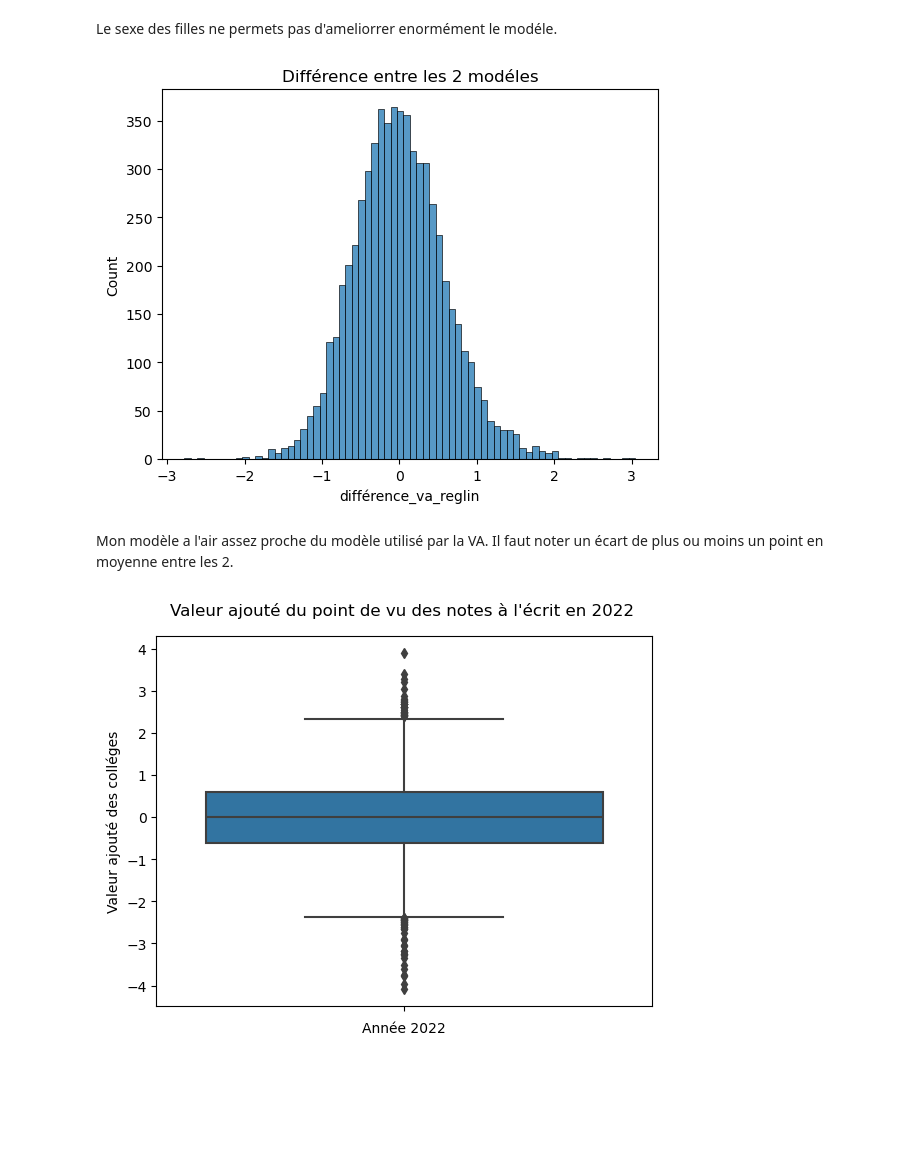
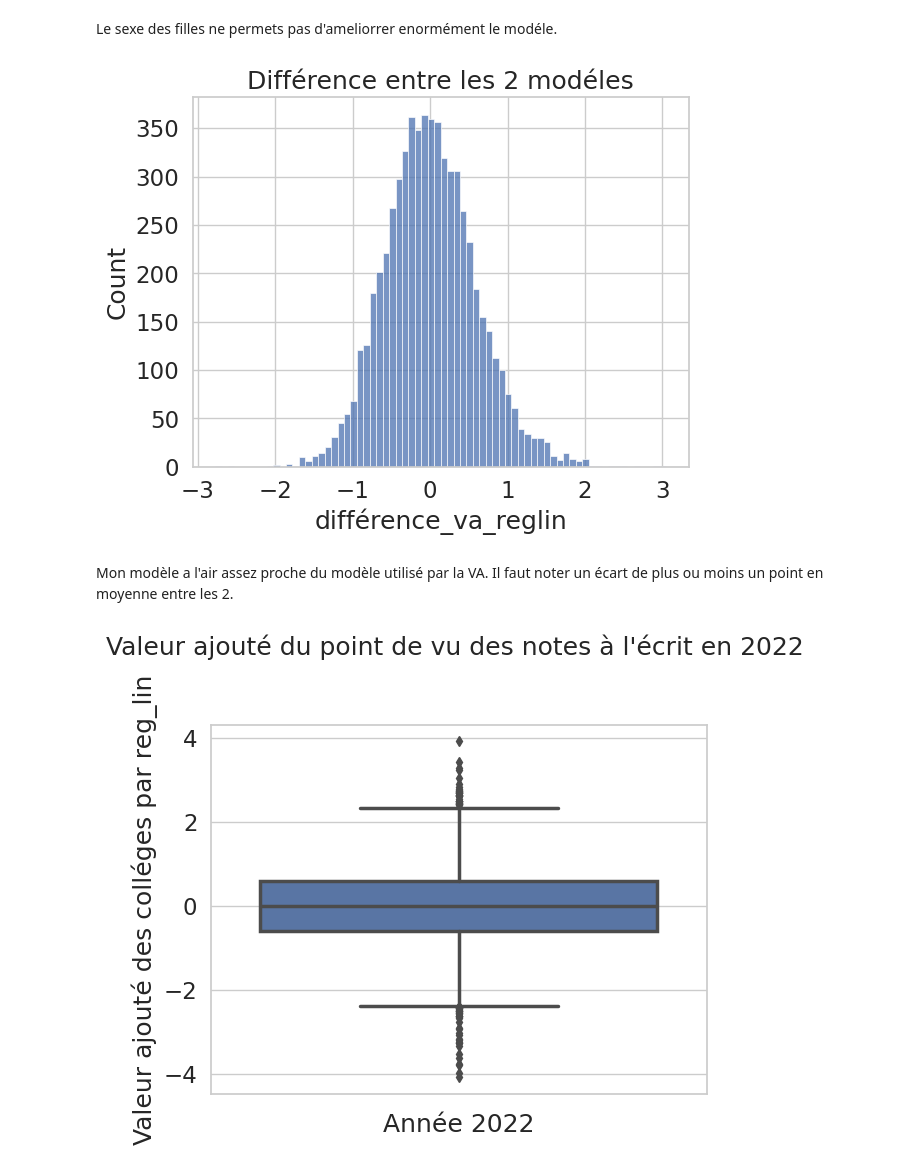
Before and after one commit to barrmath/data_educ, a Jupyter notebook: test_regression.ipynb, the cells around one changed output. Cells and saved outputs as stored; diff of their text form; code cells hidden in the pictures; blank space fills up the shorter version.

```diff
--- a/test_regression.ipynb
+++ b/test_regression.ipynb
@@ -22,3 +22,8 @@ college = pd.read_csv('donnee_temp/college.csv',dtype={'code_insee_de_la_commune
                                                                 'part_presents_3eme_ordinaire_g' : str,
                                                                 'part_presents_3eme_ordinaire_p': str,
                                                                 'part_presents_3eme_segpa_total' : str})
+# %%
+# style graphe :
+sns.set_theme(style="whitegrid")
+#plt.style.use("dark_background")
+sns.set_context("notebook", font_scale=1.5, rc={"lines.linewidth": 2.5})
@@ -37,7 +62,7 @@ Je n ai accès que aux sexe et à l'IPS. Mais testons ça.<br>
 # %%
 # prepa donne en mode rache : les données ayant pas de resultats utre que 2022 + college sans donnée
 college2022 = college[college['rentree_scolaire']==2022].copy()
-college2022 = college2022[['va_de_la_note_g','3eme_filles','3eme_total','ips','note_a_l_ecrit_g','secteur']]
+college2022 = college2022[['va_de_la_note_g','3eme_filles','3eme_total','ips','note_a_l_ecrit_g','secteur','pourcentage_ulis_3ieme']]
 college2022.dropna(inplace=True)
 # %%
 # distributon va de la note
@@ -141,18 +188,18 @@ ax.set_title('Différence entre les 2 modéles')
 plt.show()
 del fig,ax
 # %% [output]
-[figure, old version]
+[figure, new version]
 # %% [markdown]
 Mon modèle a l'air assez proche du modèle utilisé par la VA. Il faut noter un écart de plus ou moins un point en moyenne entre les 2.
 # %%
 fig,ax = plt.subplots()
 sns.boxplot(data=college2022, y="différence_reglin_note",ax=ax)
-ax.set_title("Valeur ajouté du point de vu des notes à l'écrit en 2022 ",pad=15)
-ax.set_ylabel("Valeur ajouté des collégespar reg_lin")
+ax.set_title("Valeur ajouté du point de vu des notes à l'écrit en 2022 ",pad=50)
+ax.set_ylabel("Valeur ajouté des colléges par reg_lin")
 ax.set_xlabel("Année 2022")
 plt.show()
 # %% [output]
-[figure, old version]
+[figure, new version]
 # %%
 fig,ax = plt.subplots()
 sns.boxplot(data=college2022,x='secteur', y="différence_reglin_note",ax=ax)
```
Also changed, not shown: parts of 11 cells of this notebook, 1 other file.
